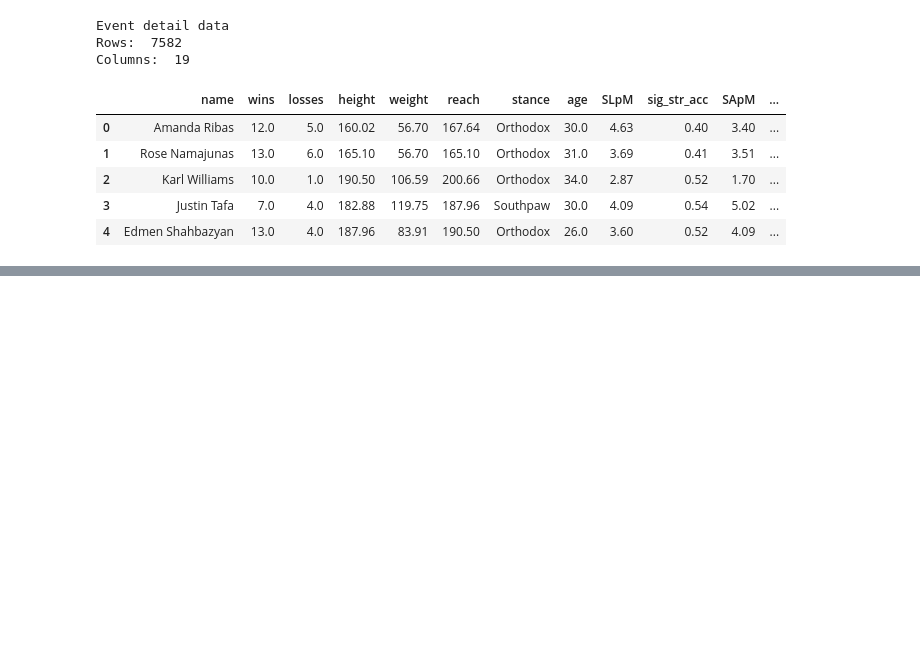
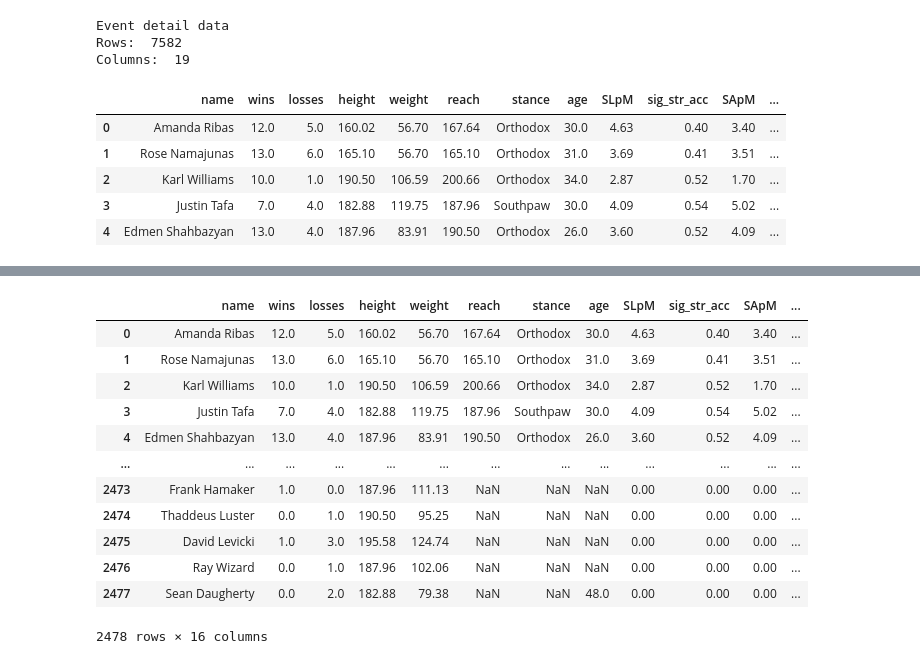
Before and after one commit to kaushalsingh01/UFC-Performance-Metrics-Analysis, a Jupyter notebook: Notebooks/ufc_eda.ipynb, the cells around one changed output, grey strips where cells are left out. Saved outputs shown, nothing was run; the diff lists cells and outputs as text; code cells hidden in the pictures; blank space fills up the shorter version.

```diff
--- a/Notebooks/ufc_eda.ipynb
+++ b/Notebooks/ufc_eda.ipynb
@@ -61,0 +82,21 @@ event_detail_data.head()
+# %%
+#Changing the fighter_data to Dataframe
+fighter_data_df= pd.DataFrame(fighter_data)
+
+#Deleting the row where name is missing
+fighter_data_df = fighter_data_df[:2478]
+fighter_data_df
+# %% [output]
+|  | name | wins | losses | height | weight | reach | stance | age | SLpM | sig_str_acc | SApM | ... |
+| 0 | Amanda Ribas | 12.0 | 5.0 | 160.02 | 56.70 | 167.64 | Orthodox | 30.0 | 4.63 | 0.40 | 3.40 | ... |
+| 1 | Rose Namajunas | 13.0 | 6.0 | 165.10 | 56.70 | 165.10 | Orthodox | 31.0 | 3.69 | 0.41 | 3.51 | ... |
+| 2 | Karl Williams | 10.0 | 1.0 | 190.50 | 106.59 | 200.66 | Orthodox | 34.0 | 2.87 | 0.52 | 1.70 | ... |
+| 3 | Justin Tafa | 7.0 | 4.0 | 182.88 | 119.75 | 187.96 | Southpaw | 30.0 | 4.09 | 0.54 | 5.02 | ... |
+| 4 | Edmen Shahbazyan | 13.0 | 4.0 | 187.96 | 83.91 | 190.50 | Orthodox | 26.0 | 3.60 | 0.52 | 4.09 | ... |
+| ... | ... | ... | ... | ... | ... | ... | ... | ... | ... | ... | ... | ... |
+| 2473 | Frank Hamaker | 1.0 | 0.0 | 187.96 | 111.13 | NaN | NaN | NaN | 0.00 | 0.00 | 0.00 | ... |
+| 2474 | Thaddeus Luster | 0.0 | 1.0 | 190.50 | 95.25 | NaN | NaN | NaN | 0.00 | 0.00 | 0.00 | ... |
+| 2475 | David Levicki | 1.0 | 3.0 | 195.58 | 124.74 | NaN | NaN | NaN | 0.00 | 0.00 | 0.00 | ... |
+| 2476 | Ray Wizard | 0.0 | 1.0 | 187.96 | 102.06 | NaN | NaN | NaN | 0.00 | 0.00 | 0.00 | ... |
+| 2477 | Sean Daugherty | 0.0 | 2.0 | 182.88 | 79.38 | NaN | NaN | 48.0 | 0.00 | 0.00 | 0.00 | ... |
+2478 rows × 16 columns
```
Also changed, not shown: parts of 9 cells of this notebook.
